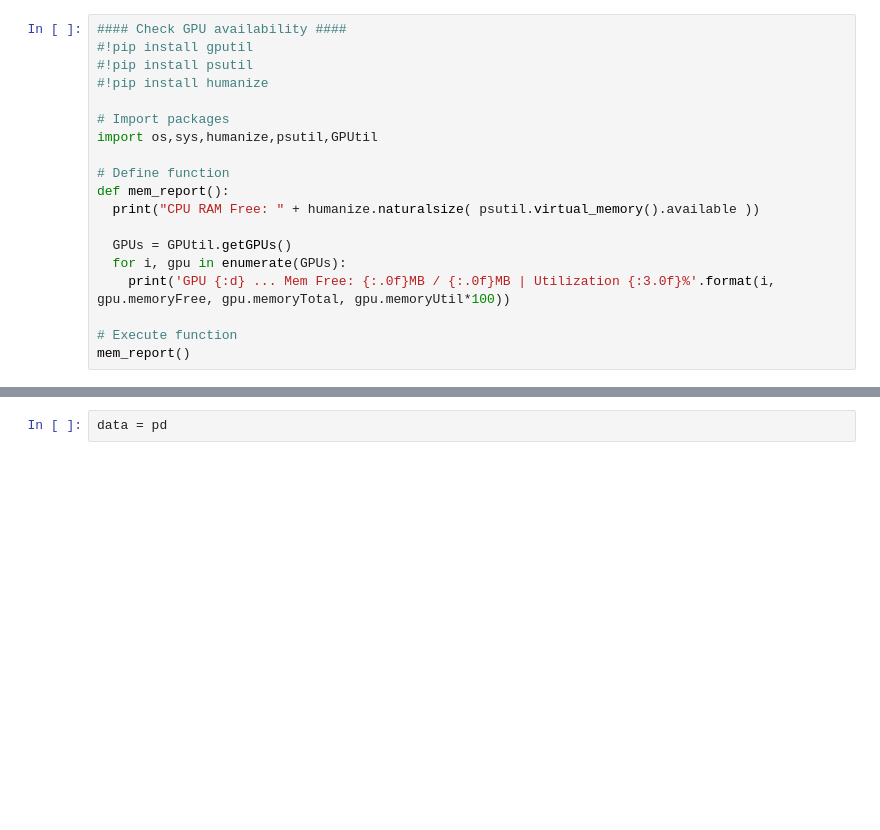
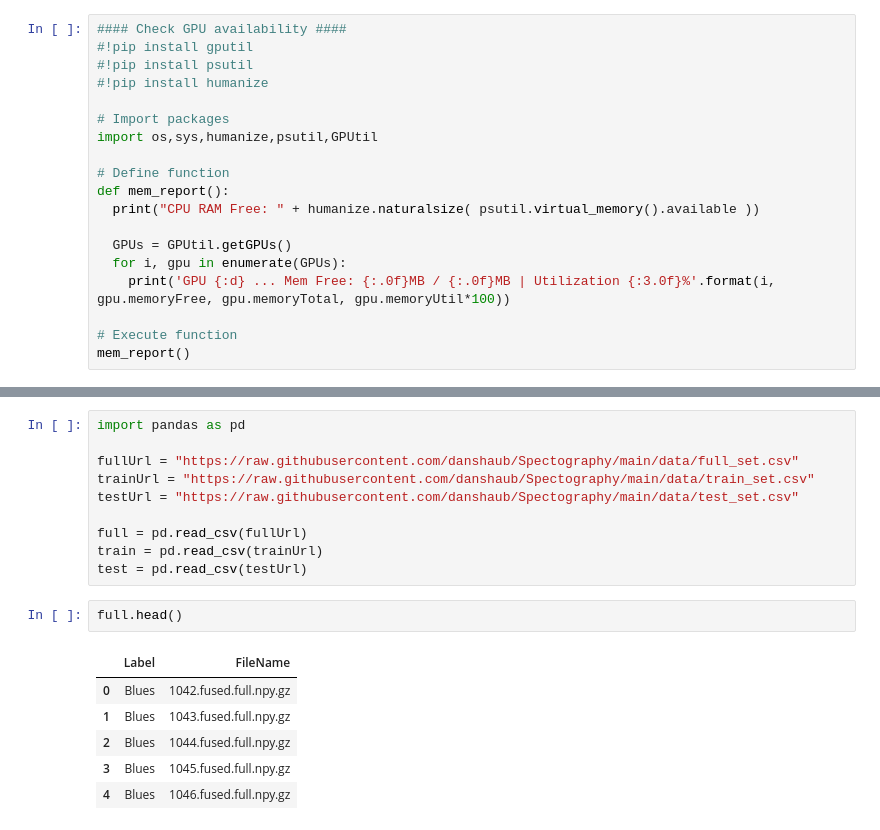
Before and after one commit to danshaub/Spectography, a Jupyter notebook: Music_Spec.ipynb, the cells around one changed output, grey strips where cells are left out. Drawn from its saved outputs; the diff is of its cells as text; blank space fills up the shorter version.

Commit message:
Finished data retrieval tests

```diff
--- a/Music_Spec.ipynb
+++ b/Music_Spec.ipynb
@@ -62,3 +60,20 @@ here
 [figure]
-# %%
-data = pd
+# %%
+import pandas as pd
+
+fullUrl = "https://raw.githubusercontent.com/danshaub/Spectography/main/data/full_set.csv"
+trainUrl = "https://raw.githubusercontent.com/danshaub/Spectography/main/data/train_set.csv"
+testUrl = "https://raw.githubusercontent.com/danshaub/Spectography/main/data/test_set.csv"
+
+full = pd.read_csv(fullUrl)
+train = pd.read_csv(trainUrl)
+test = pd.read_csv(testUrl)
+# %%
+full.head()
+# %% [output]
+|  | Label | FileName |
+| 0 | Blues | 1042.fused.full.npy.gz |
+| 1 | Blues | 1043.fused.full.npy.gz |
+| 2 | Blues | 1044.fused.full.npy.gz |
+| 3 | Blues | 1045.fused.full.npy.gz |
+| 4 | Blues | 1046.fused.full.npy.gz |
```
Also changed, not shown: parts of 4 cells of this notebook.
